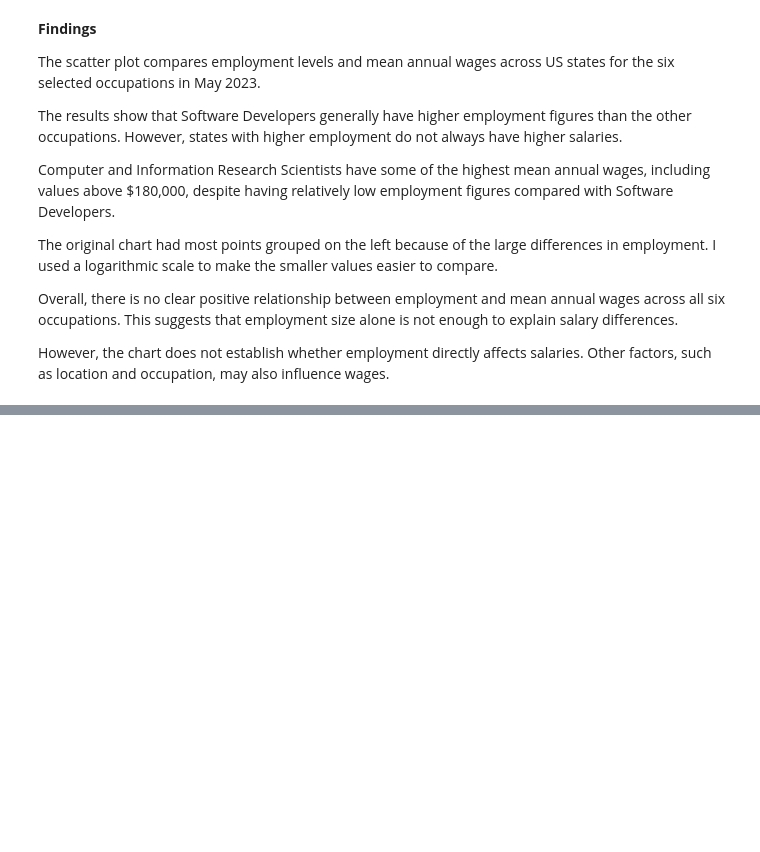
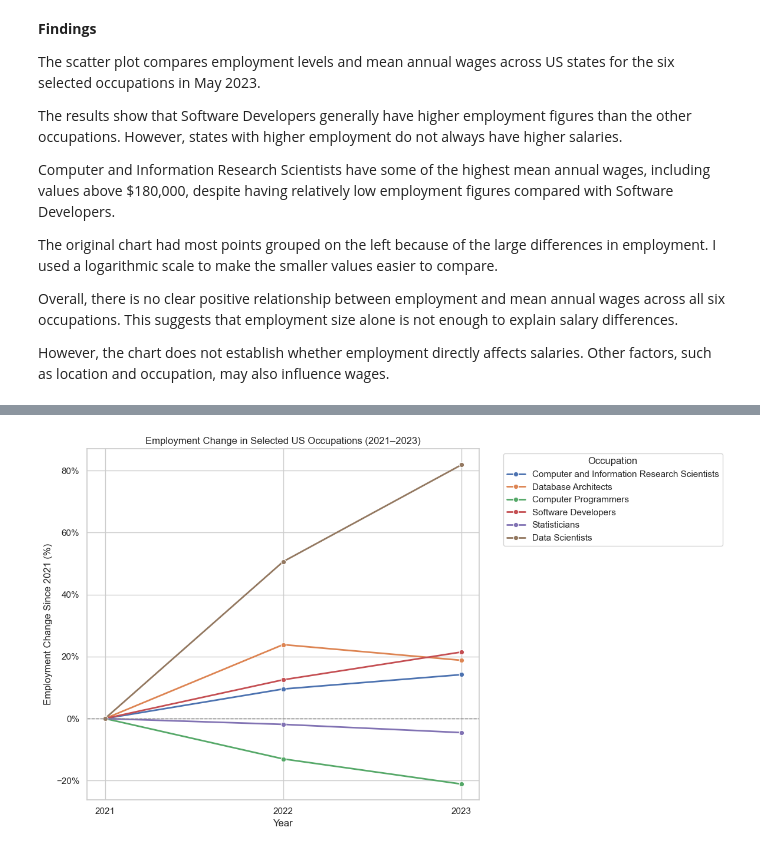
Before and after one commit to Arcanjo-jefferson/USA-AI-Employment-Analysis, a Jupyter notebook: analysis/employment_analysis.ipynb, the cells around one changed output, grey strips where cells are left out. Drawn from its saved outputs; the diff is of its cells as text; code cells hidden in the pictures; blank space fills up the shorter version.

```diff
--- a/analysis/employment_analysis.ipynb
+++ b/analysis/employment_analysis.ipynb
@@ -1038,0 +1226,33 @@ However, the chart does not establish whether employment directly affects salari
+# %%
+plt.figure(figsize=(12, 7))
+
+sns.lineplot(
+    data=df_trends,
+    x="YEAR",
+    y="PCT_CHANGE",
+    hue="OCC_TITLE",
+    marker="o",
+    linewidth=2
+)
+
+plt.title("Employment Change in Selected US Occupations (2021–2023)")
+plt.xlabel("Year")
+plt.ylabel("Employment Change Since 2021 (%)")
+
+plt.xticks([2021, 2022, 2023])
+plt.axhline(0, color="gray", linestyle="--", linewidth=1)
+
+plt.gca().yaxis.set_major_formatter(
+    StrMethodFormatter("{x:.0f}%")
+)
+
+plt.legend(
+    title="Occupation",
+    bbox_to_anchor=(1.05, 1),
+    loc="upper left"
+)
+
+plt.tight_layout()
+plt.show()
+# %% [output]
+[figure, added]
```
Also changed, not shown: parts of 7 cells of this notebook.
